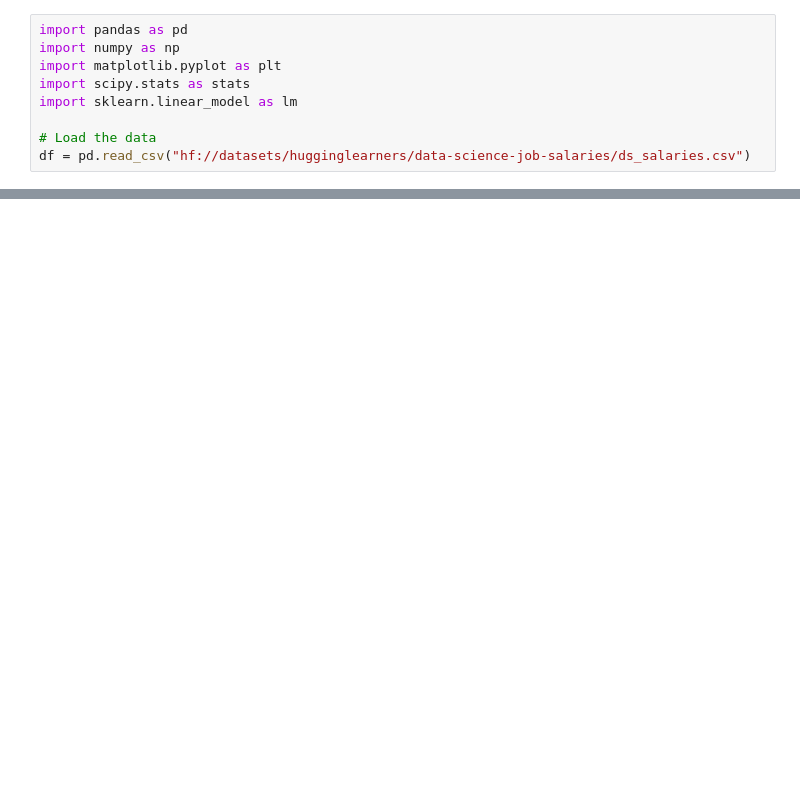
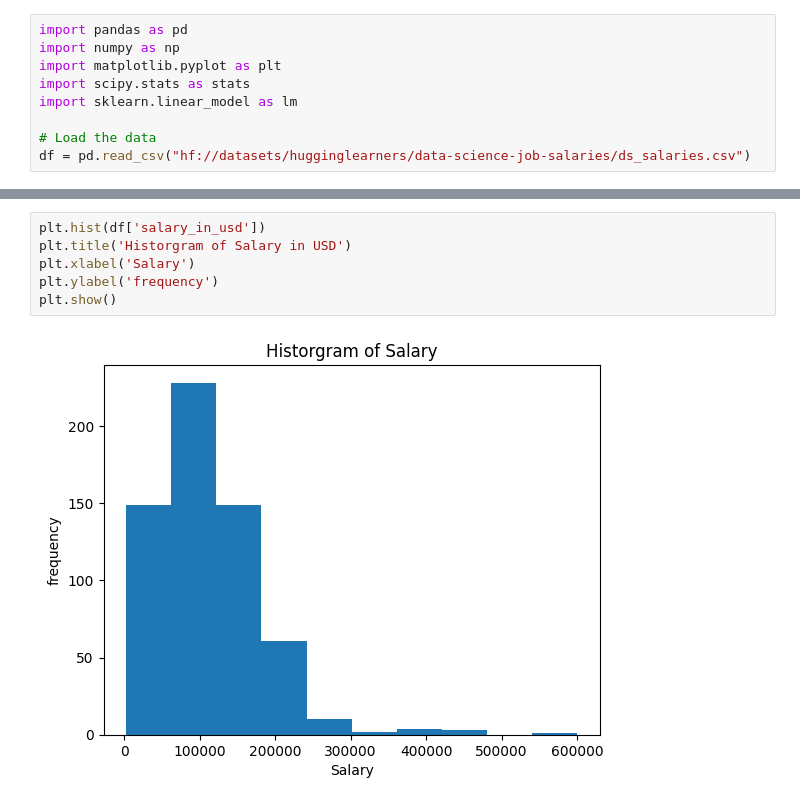
Before and after one commit to stat220/stat220-f2024-lab-1-Lab_1, a Jupyter notebook: lab_1.ipynb, the cells around one changed output, grey strips where cells are left out. Cells and saved outputs as stored; diff of their text form; blank space fills up the shorter version.

```diff
--- a/lab_1.ipynb
+++ b/lab_1.ipynb
@@ -32,0 +53,8 @@ df = pd.read_csv("hf://datasets/hugginglearners/data-science-job-salaries/ds_sal
+# %%
+plt.hist(df['salary_in_usd'])
+plt.title('Historgram of Salary in USD')
+plt.xlabel('Salary')
+plt.ylabel('frequency')
+plt.show()
+# %% [output]
+[figure, added]
```
Also changed, not shown: parts of 9 cells of this notebook.
